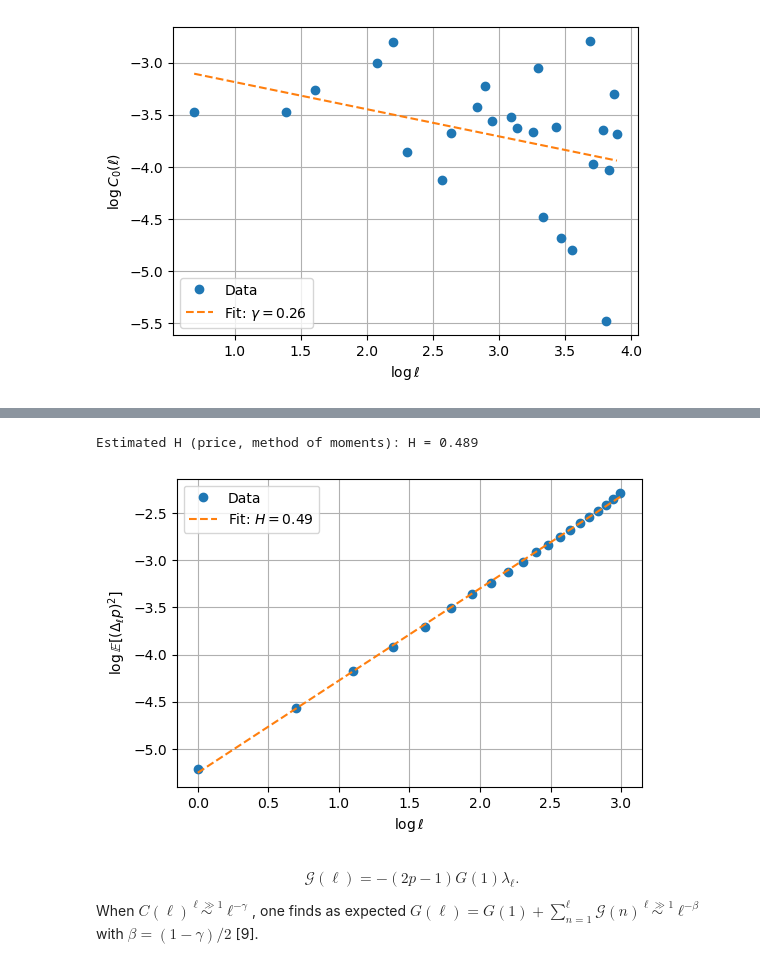
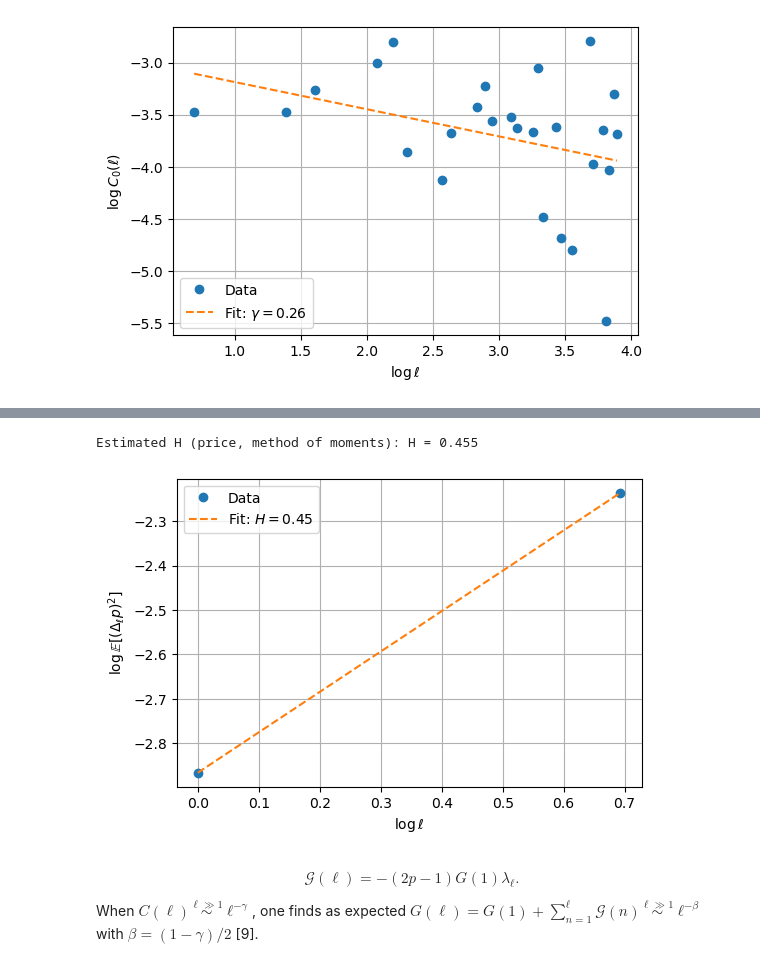
Before and after one commit to NatachaGsn/Market-risk---project, a Jupyter notebook: Part4.ipynb, the cells around one changed output, grey strips where cells are left out. Cells and saved outputs as stored; diff of their text form; code cells hidden in the pictures.

```diff
--- a/Part4.ipynb
+++ b/Part4.ipynb
@@ -91,43 +109,43 @@ import matplotlib.pyplot as plt
 
 
 # --- 1. Prix à pas de temps constant ---
-p = df["price"].to_numpy()
+p = df_grouped["price"].to_numpy()
 N = len(p)
 
 # --- 2. Paramètres ---
-L_max = min(20, N // 4)   # petits lags, robuste
+L_max = 2  # petits lags, robuste
 lags = np.arange(1, L_max + 1)
 
 # --- 3. Moment d'ordre 2 ---
 m2 = np.zeros(L_max)
 
 for i, l in enumerate(lags):
     increments = p[l:] - p[:-l]
     m2[i] = np.mean(increments**2)
 
 # --- 4. Régression log–log ---
 log_l = np.log(lags)
 log_m2 = np.log(m2)
 
 coeffs = np.polyfit(log_l, log_m2, 1)
 slope = coeffs[0]
 H_hat = slope / 2
 
 print(f"Estimated H (price, method of moments): H = {H_hat:.3f}")
 
 # --- 5. Plot ---
 plt.figure(figsize=(6,4))
 plt.plot(log_l, log_m2, 'o', label="Data")
 plt.plot(log_l, slope * log_l + coeffs[1], '--',
          label=rf"Fit: $H={H_hat:.2f}$")
 plt.xlabel(r"$\log \ell$")
 plt.ylabel(r"$\log \mathbb{{E}}[(\Delta_\ell p)^2]$")
 plt.legend()
 plt.grid(True)
 plt.show()
 # %% [output]
-Estimated H (price, method of moments): H = 0.489
+Estimated H (price, method of moments): H = 0.455
-[figure, old version]
+[figure, new version]
 # %% [markdown]
 $$\mathcal{G}(\ell) = -(2p-1)G(1)\lambda_\ell.$$
 
```
Also changed, not shown: parts of 6 cells of this notebook, 1 other file.
